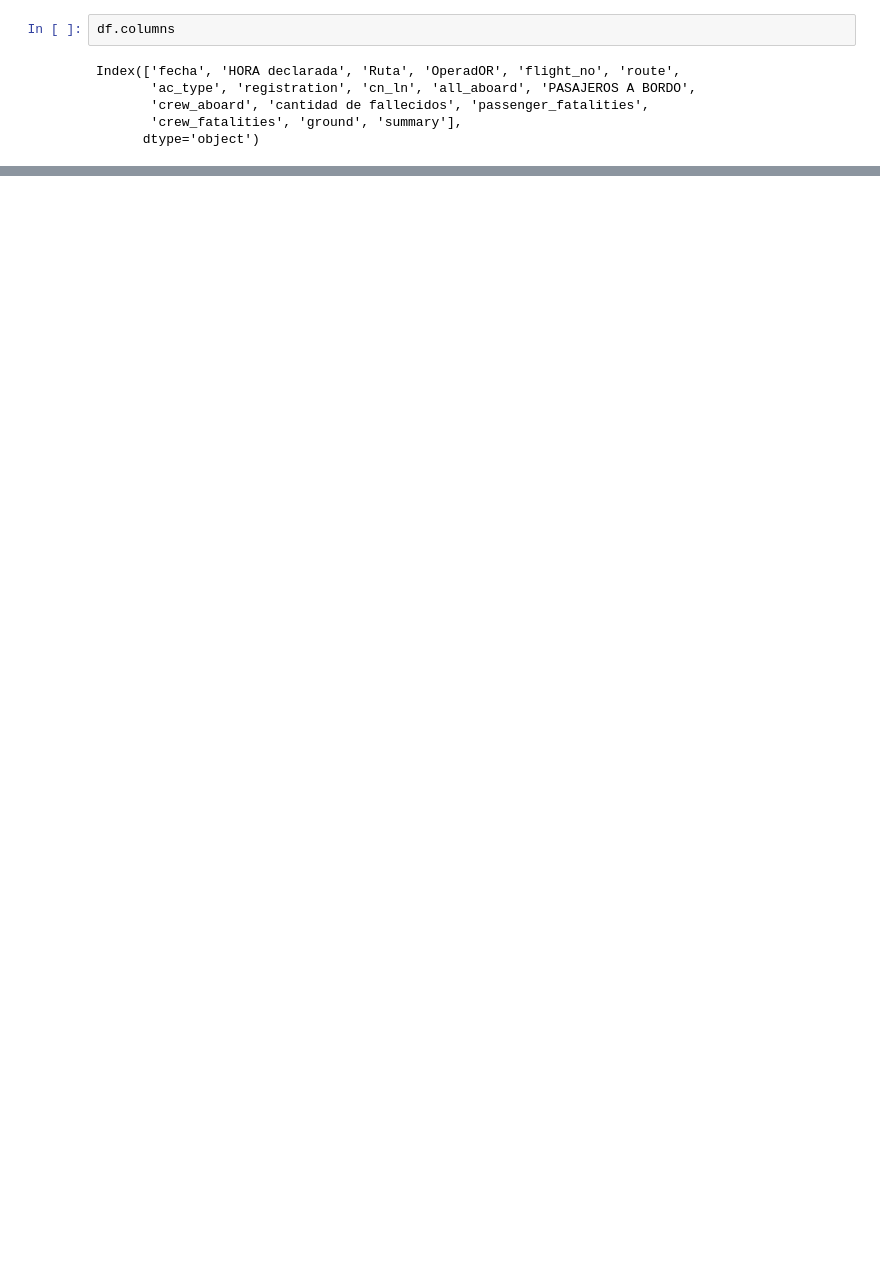
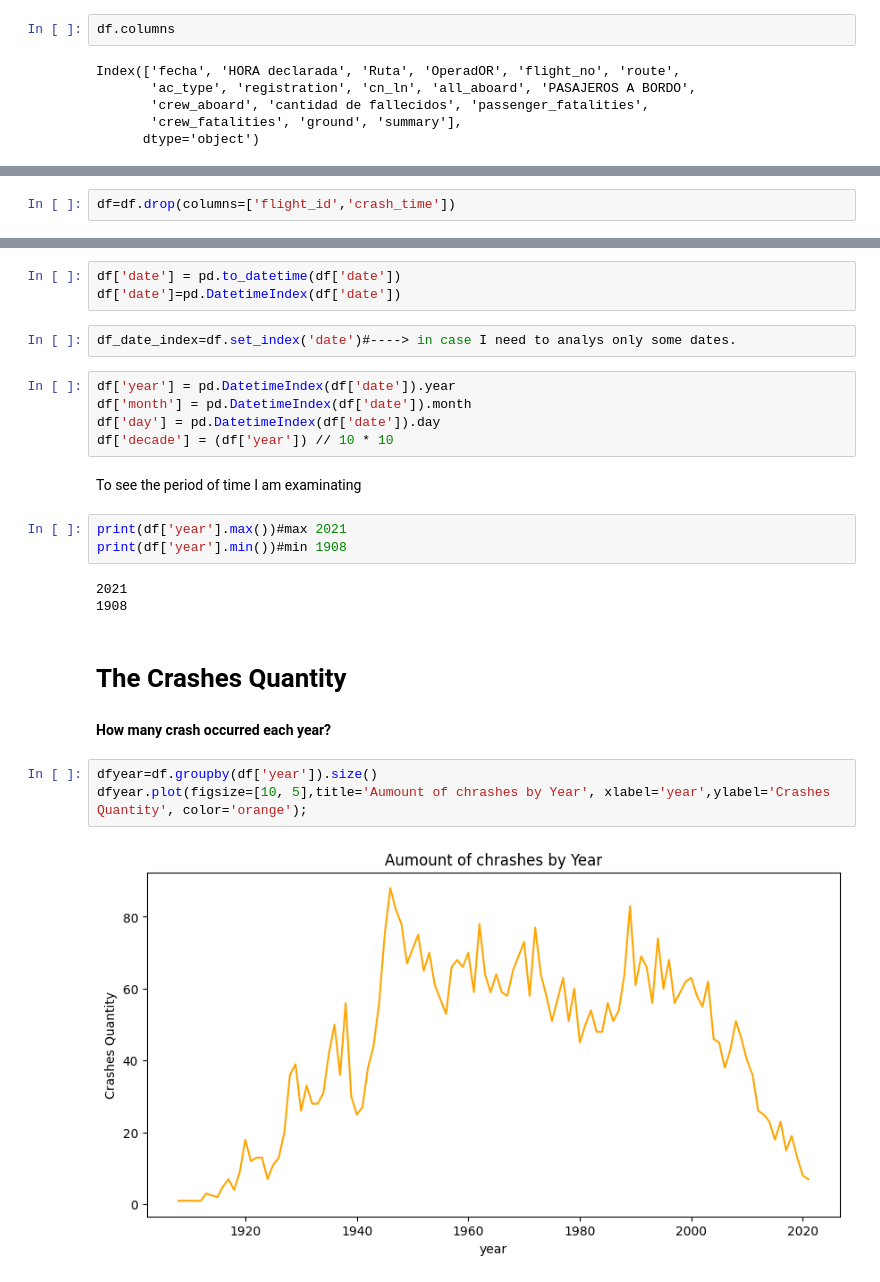
Before and after one commit to MTPliauzer/PI-2-DataAnalyst, a Jupyter notebook: Borrador.ipynb, the cells around one changed output, grey strips where cells are left out. Cells and saved outputs as stored; diff of their text form; blank space fills up the shorter version.

```diff
--- a/Borrador.ipynb
+++ b/Borrador.ipynb
@@ -49,0 +245,2 @@ Data Diccionary:
+# %%
+df=df.drop(columns=['flight_id','crash_time'])
@@ -65,0 +259,27 @@ Name: count, Length: 5007, dtype: int64
+# %%
+df['date'] = pd.to_datetime(df['date'])
+df['date']=pd.DatetimeIndex(df['date'])
+# %%
+df_date_index=df.set_index('date')#----> in case I need to analys only some dates.
+# %%
+df['year'] = pd.DatetimeIndex(df['date']).year
+df['month'] = pd.DatetimeIndex(df['date']).month
+df['day'] = pd.DatetimeIndex(df['date']).day
+df['decade'] = (df['year']) // 10 * 10
+# %% [markdown]
+To see the period of time I am examinating
+# %%
+print(df['year'].max())#max 2021
+print(df['year'].min())#min 1908
+# %% [output]
+2021
+1908
+# %% [markdown]
+# The Crashes Quantity
+# %% [markdown]
+<b>How many crash occurred each year?
+# %%
+dfyear=df.groupby(df['year']).size()
+dfyear.plot(figsize=[10, 5],title='Aumount of chrashes by Year', xlabel='year',ylabel='Crashes Quantity', color='orange');
+# %% [output]
+[figure, added]
```
Also changed, not shown: parts of 108 cells of this notebook, 4 other files.
